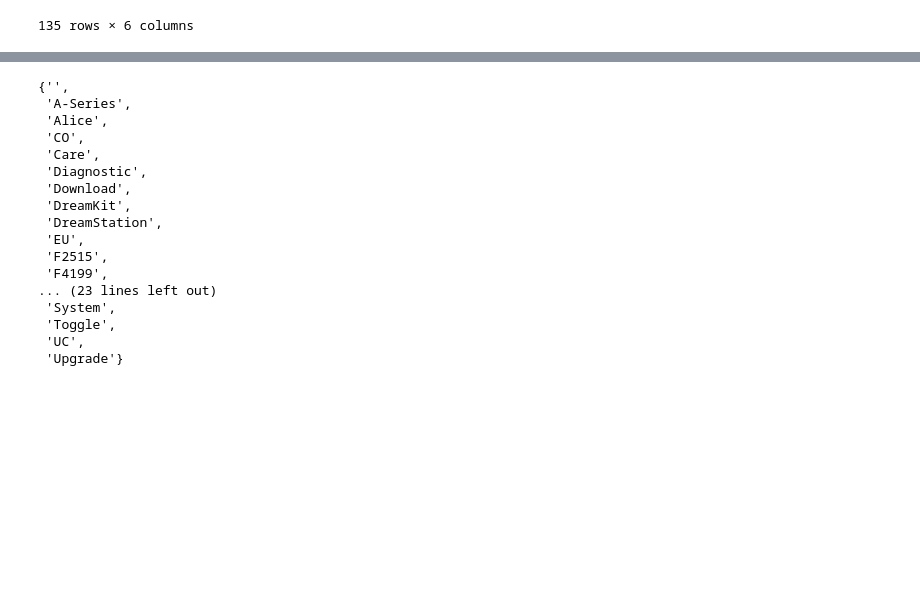
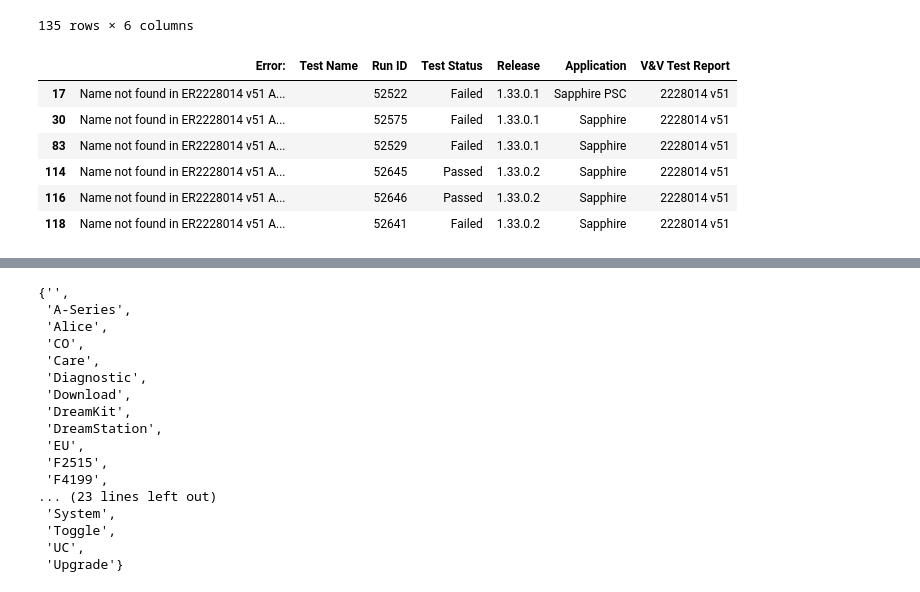
Before and after one commit to jacoblee628/systemsproject, a Jupyter notebook: src/more_experiments.ipynb, the cells around one changed output, grey strips where cells are left out. Saved outputs shown, nothing was run; the diff lists cells and outputs as text; code cells hidden in the pictures; blank space fills up the shorter version.

```diff
--- a/src/more_experiments.ipynb
+++ b/src/more_experiments.ipynb
@@ -25,4 +28,26 @@ manual
 | 133 | UC US45400 MaskSelector tablet ap... | 52700 | Passed | 1.33.0.5 | Sapphire | 2228014 v51 |
 | 134 | F5056 Toggle Test | 52701 | Passed | 1.33.0.5 | Sapphire | 2228014 v51 |
 135 rows × 6 columns
+# %%
+# Filter out all the invalid entries
+invalid_dfs = []
+
+# Filter out if Test Status != "Passed" or "Failed"
+as_run_df, invalid_df = filter_status(as_run_df)
+if len(invalid_df) > 0:
+    invalid_dfs.append(invalid_df)
+
+# Filter out any tests with blank names (name wasnt in original document; just the run id)
+invalid_df = as_run_df.loc[as_run_df["Test Name"].isin([""])]
+invalid_df.insert(0, "Error:", f"Name not found in {file_name}")
+invalid_dfs.append(invalid_df)
+invalid_df
+# %% [output]
+|  | Error: | Test Name | Run ID | Test Status | Release | Application | V&V Test Report |
+| 17 | Name not found in ER2228014 v51 A... |  | 52522 | Failed | 1.33.0.1 | Sapphire PSC | 2228014 v51 |
+| 30 | Name not found in ER2228014 v51 A... |  | 52575 | Failed | 1.33.0.1 | Sapphire | 2228014 v51 |
+| 83 | Name not found in ER2228014 v51 A... |  | 52529 | Failed | 1.33.0.1 | Sapphire | 2228014 v51 |
+| 114 | Name not found in ER2228014 v51 A... |  | 52645 | Passed | 1.33.0.2 | Sapphire | 2228014 v51 |
+| 116 | Name not found in ER2228014 v51 A... |  | 52646 | Passed | 1.33.0.2 | Sapphire | 2228014 v51 |
+| 118 | Name not found in ER2228014 v51 A... |  | 52641 | Failed | 1.33.0.2 | Sapphire | 2228014 v51 |
 # %%
```
Also changed, not shown: parts of 11 cells of this notebook, 3 other files.
